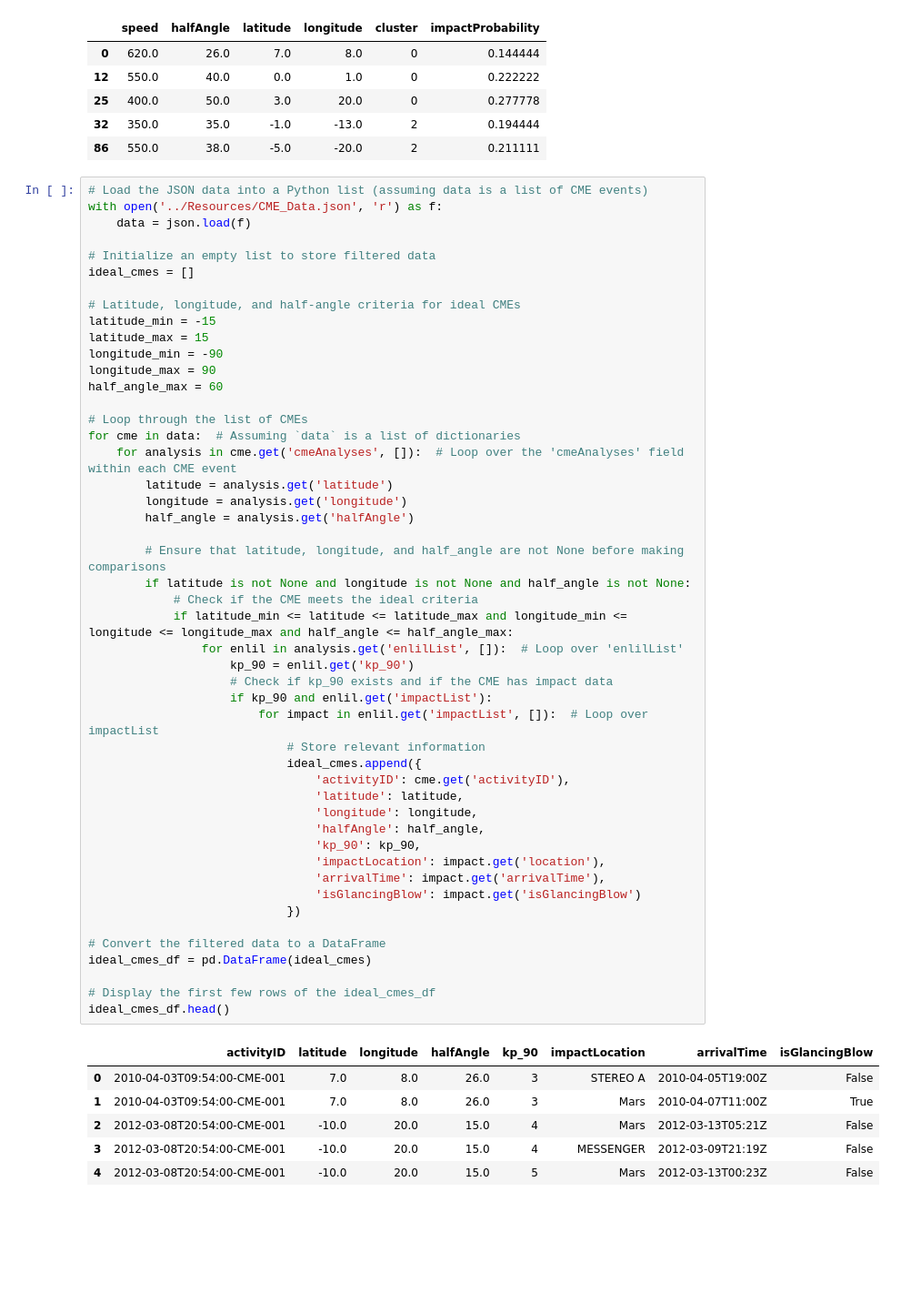
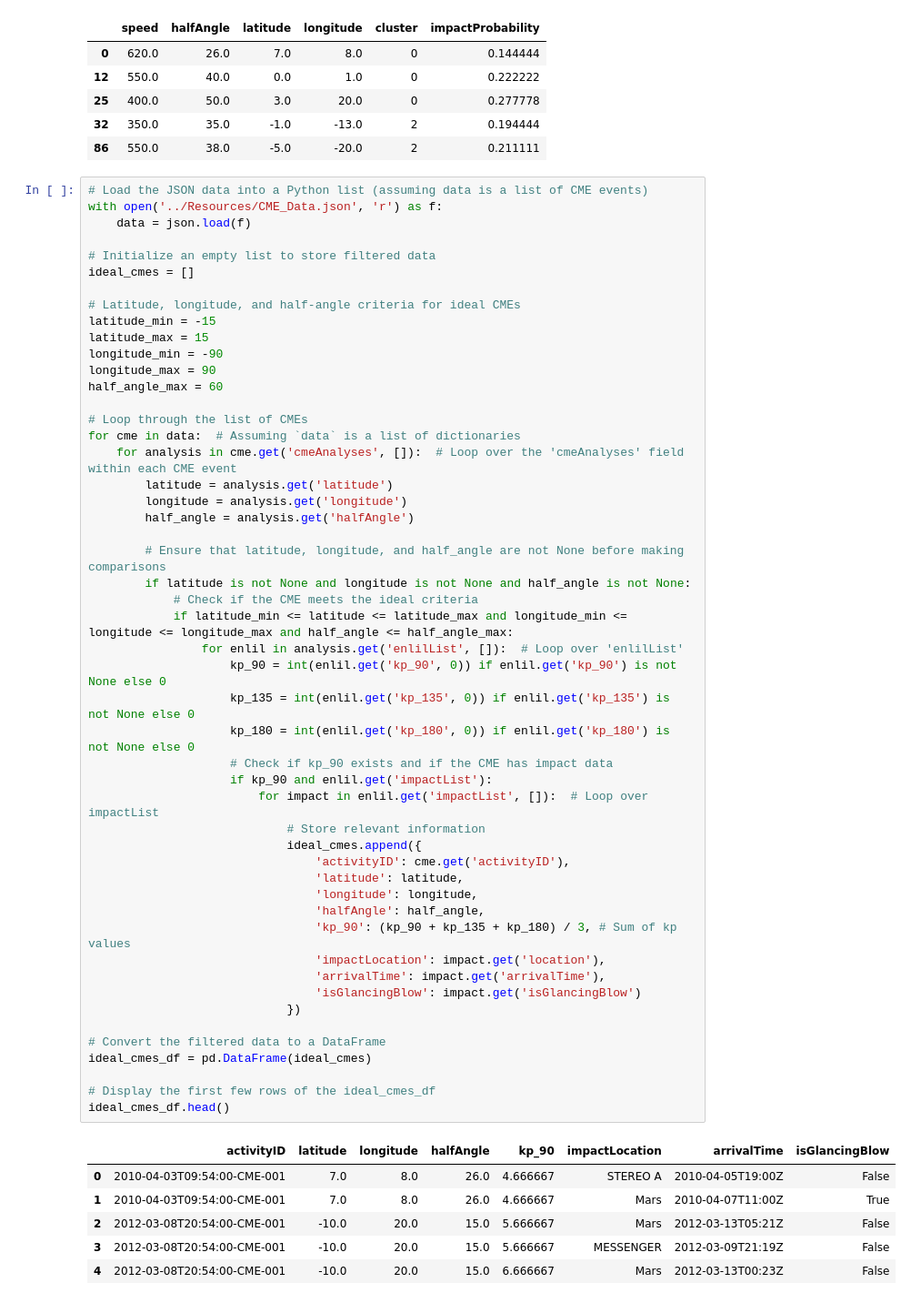
Before and after one commit to ryancmedina/project-four, a Jupyter notebook: Code/cme_earth_impact_model.ipynb, the cells around one changed output. Shown: that part at 91% size. Cells and saved outputs as stored; diff of their text form; blank space fills up the shorter version.

```diff
--- a/Code/cme_earth_impact_model.ipynb
+++ b/Code/cme_earth_impact_model.ipynb
@@ -149,40 +149,42 @@ for cme in data:  # Assuming `data` is a list of dictionaries
         latitude = analysis.get('latitude')
         longitude = analysis.get('longitude')
         half_angle = analysis.get('halfAngle')
 
         # Ensure that latitude, longitude, and half_angle are not None before making comparisons
         if latitude is not None and longitude is not None and half_angle is not None:
             # Check if the CME meets the ideal criteria
             if latitude_min <= latitude <= latitude_max and longitude_min <= longitude <= longitude_max and half_angle <= half_angle_max:
                 for enlil in analysis.get('enlilList', []):  # Loop over 'enlilList'
-                    kp_90 = enlil.get('kp_90')
+                    kp_90 = int(enlil.get('kp_90', 0)) if enlil.get('kp_90') is not None else 0
+                    kp_135 = int(enlil.get('kp_135', 0)) if enlil.get('kp_135') is not None else 0
+                    kp_180 = int(enlil.get('kp_180', 0)) if enlil.get('kp_180') is not None else 0
                     # Check if kp_90 exists and if the CME has impact data
                     if kp_90 and enlil.get('impactList'):
                         for impact in enlil.get('impactList', []):  # Loop over impactList
                             # Store relevant information
                             ideal_cmes.append({
                                 'activityID': cme.get('activityID'),
                                 'latitude': latitude,
                                 'longitude': longitude,
                                 'halfAngle': half_angle,
-                                'kp_90': kp_90,
+                                'kp_90': (kp_90 + kp_135 + kp_180) / 3, # Sum of kp values
                                 'impactLocation': impact.get('location'),
                                 'arrivalTime': impact.get('arrivalTime'),
                                 'isGlancingBlow': impact.get('isGlancingBlow')
                             })
 
 # Convert the filtered data to a DataFrame
 ideal_cmes_df = pd.DataFrame(ideal_cmes)
 
 # Display the first few rows of the ideal_cmes_df
 ideal_cmes_df.head()
 # %% [output]
 |  | activityID | latitude | longitude | halfAngle | kp_90 | impactLocation | arrivalTime | isGlancingBlow |
-| 0 | 2010-04-03T09:54:00-CME-001 | 7.0 | 8.0 | 26.0 | 3 | STEREO A | 2010-04-05T19:00Z | False |
-| 1 | 2010-04-03T09:54:00-CME-001 | 7.0 | 8.0 | 26.0 | 3 | Mars | 2010-04-07T11:00Z | True |
-| 2 | 2012-03-08T20:54:00-CME-001 | -10.0 | 20.0 | 15.0 | 4 | Mars | 2012-03-13T05:21Z | False |
-| 3 | 2012-03-08T20:54:00-CME-001 | -10.0 | 20.0 | 15.0 | 4 | MESSENGER | 2012-03-09T21:19Z | False |
-| 4 | 2012-03-08T20:54:00-CME-001 | -10.0 | 20.0 | 15.0 | 5 | Mars | 2012-03-13T00:23Z | False |
+| 0 | 2010-04-03T09:54:00-CME-001 | 7.0 | 8.0 | 26.0 | 4.666667 | STEREO A | 2010-04-05T19:00Z | False |
+| 1 | 2010-04-03T09:54:00-CME-001 | 7.0 | 8.0 | 26.0 | 4.666667 | Mars | 2010-04-07T11:00Z | True |
+| 2 | 2012-03-08T20:54:00-CME-001 | -10.0 | 20.0 | 15.0 | 5.666667 | Mars | 2012-03-13T05:21Z | False |
+| 3 | 2012-03-08T20:54:00-CME-001 | -10.0 | 20.0 | 15.0 | 5.666667 | MESSENGER | 2012-03-09T21:19Z | False |
+| 4 | 2012-03-08T20:54:00-CME-001 | -10.0 | 20.0 | 15.0 | 6.666667 | Mars | 2012-03-13T00:23Z | False |
 # %%
 import numpy as np
 
```
Also changed, not shown: parts of 4 cells of this notebook, 2 other files.
